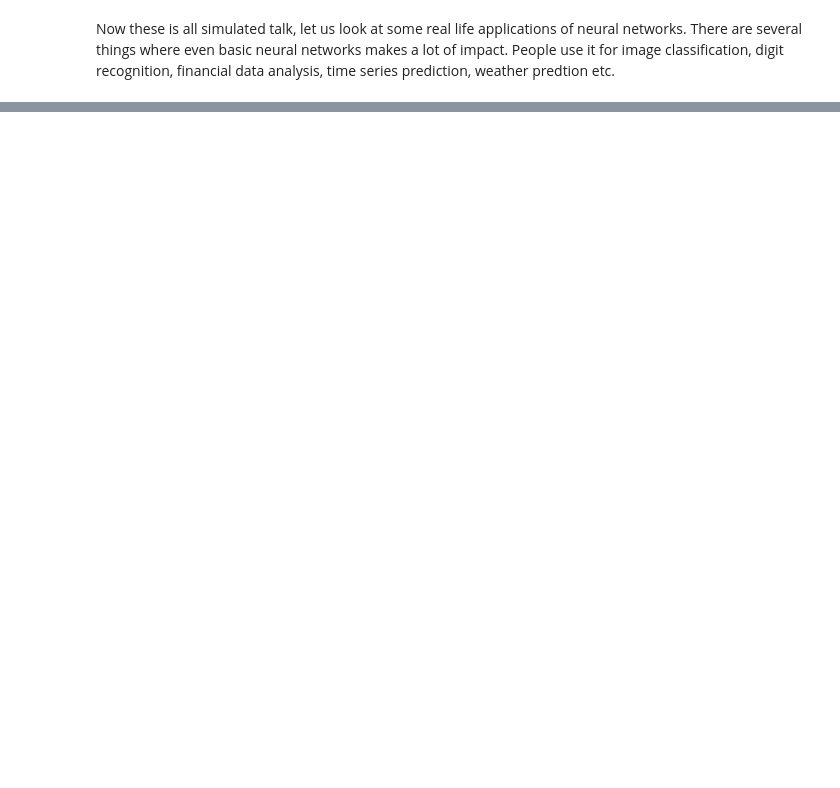
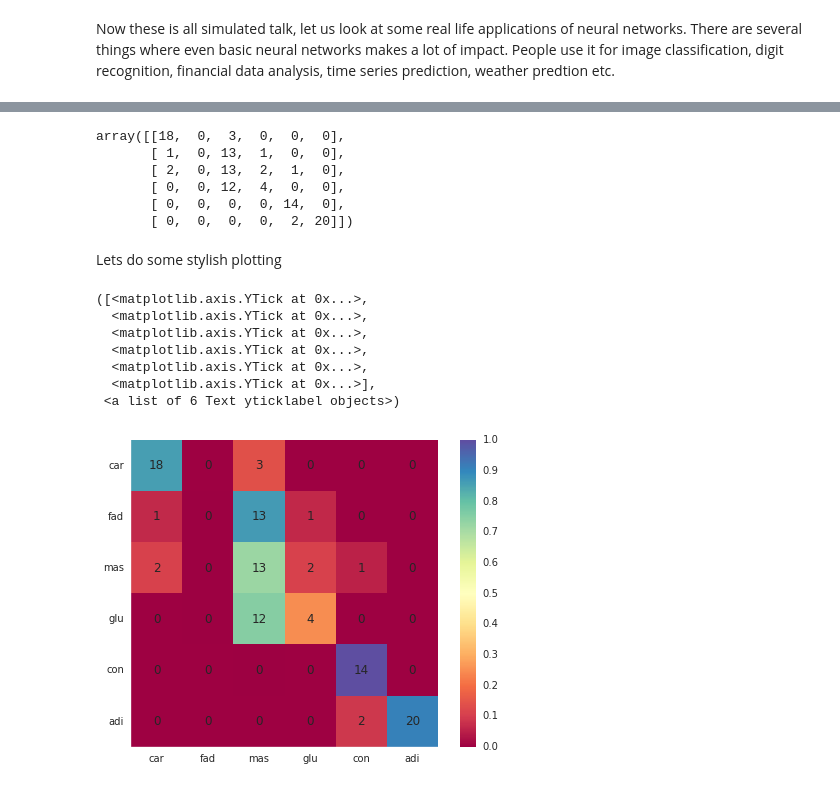
Before and after one commit to riddhishb/ipython-notebooks, a Jupyter notebook: Neural Network/Neural network.ipynb, the cells around one changed output, grey strips where cells are left out. Cells and saved outputs as stored; diff of their text form; code cells hidden in the pictures; blank space fills up the shorter version.

```diff
--- a/Neural Network/Neural network.ipynb
+++ b/Neural Network/Neural network.ipynb
@@ -498,0 +597,4 @@ Now these is all simulated talk, let us look at some real life applications of n
+# %%
+# we also have to normalize the data before using it
+for i in range(9):
+    X[:,i] = 1 - (X[:,i] - np.min(X[:,i])) / (np.max(X[:,i]) - np.min(X[:,i]))
@@ -498,0 +603,13 @@ Now these is all simulated talk, let us look at some real life applications of n
+# %%
+nn = neural_network([9, 26, 6], 'sigmoid')
+nn.train(X, y, eta = 1, max_iter = 50000)
+misshits = 0
+# First the self classification error
+for i in range(X.shape[0]):
+    temp = nn.predict_out(X[i,:])
+    temp[temp != np.max(temp)] = 0
+    temp[temp > 0] = 1
+    misshits += np.sum(np.abs(temp - y[i,:])) / 2.0 # think why this would be misshits
+#     print("predicted", temp)
+#     print("actual", y[i,:])
+print("Self Classification numer of misshits out of 106", misshits)
@@ -498,0 +661,51 @@ Now these is all simulated talk, let us look at some real life applications of n
+# %%
+conf_mat
+# %% [output]
+array([[18,  0,  3,  0,  0,  0],
+       [ 1,  0, 13,  1,  0,  0],
+       [ 2,  0, 13,  2,  1,  0],
+       [ 0,  0, 12,  4,  0,  0],
+       [ 0,  0,  0,  0, 14,  0],
+       [ 0,  0,  0,  0,  2, 20]])
+# %% [markdown]
+Lets do some stylish plotting
+# %%
+conf_arr = conf_mat
+
+norm_conf = []
+for i in conf_arr:
+    a = 0
+    tmp_arr = []
+    a = sum(i, 0)
+    for j in i:
+        tmp_arr.append(float(j)/float(a))
+    norm_conf.append(tmp_arr)
+
+fig = plt.figure()
+plt.clf()
+ax = fig.add_subplot(111)
+ax.set_aspect(1)
+res = ax.imshow(np.array(norm_conf), cmap=plt.cm.Spectral,
+                interpolation='none')
+ax.grid('off')
+width, height = np.array(conf_arr).shape
+
+for x in xrange(width):
+    for y in xrange(height):
+        ax.annotate(str(conf_arr[x][y]), xy=(y, x),
+                    horizontalalignment='center',
+                    verticalalignment='center')
+
+cb = fig.colorbar(res)
+alphabet = ['car', 'fad','mas', 'glu', 'con', 'adi']
+plt.xticks(range(width), alphabet[:width])
+plt.yticks(range(height), alphabet[:height])
+# %% [output]
+([<matplotlib.axis.YTick at 0x...>,
+  <matplotlib.axis.YTick at 0x...>,
+  <matplotlib.axis.YTick at 0x...>,
+  <matplotlib.axis.YTick at 0x...>,
+  <matplotlib.axis.YTick at 0x...>,
+  <matplotlib.axis.YTick at 0x...>],
+ <a list of 6 Text yticklabel objects>)
+[figure, added]
```
Also changed, not shown: parts of 23 cells of this notebook.
